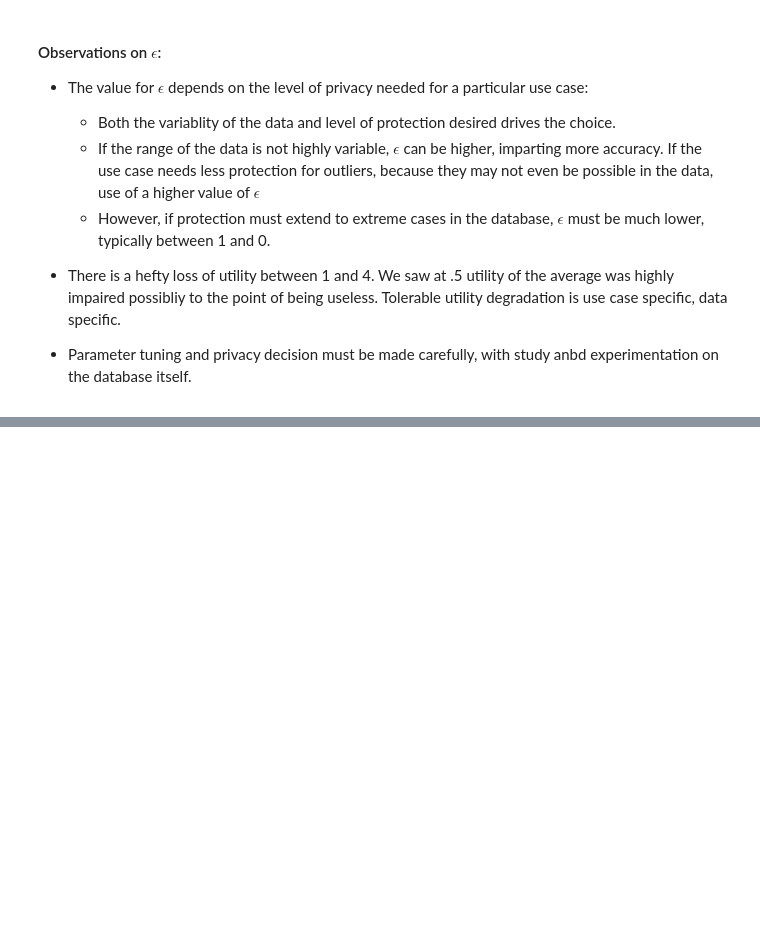
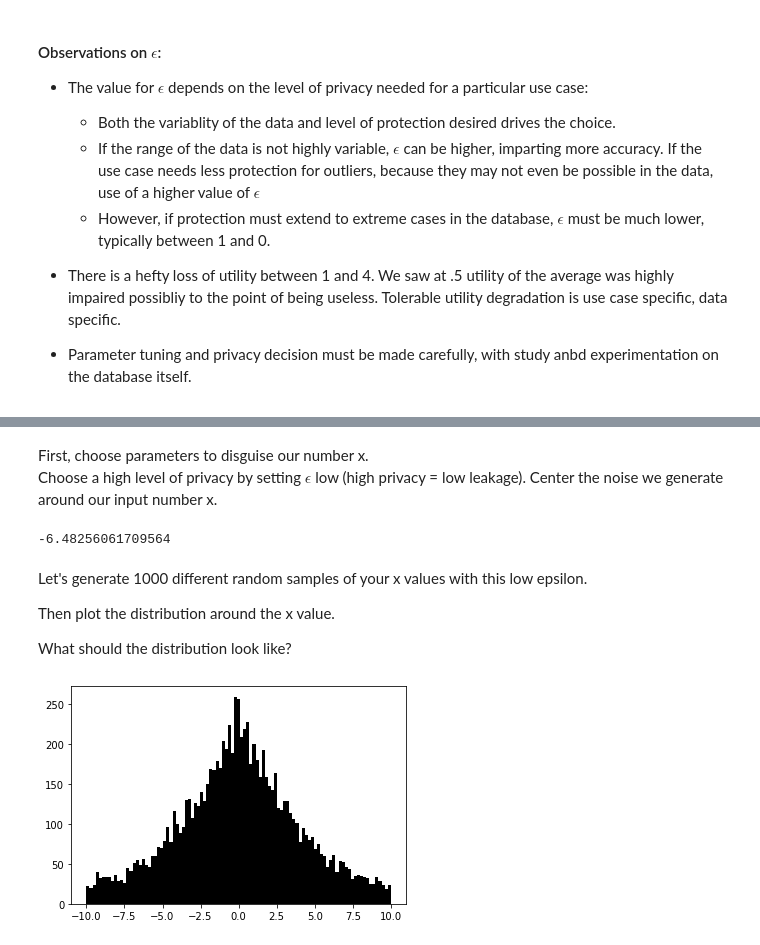
Before and after one commit to chaukap/capstone_team_4, a Jupyter notebook: Education.ipynb, the cells around one changed output, grey strips where cells are left out. Saved outputs shown, nothing was run; the diff lists cells and outputs as text; code cells hidden in the pictures; blank space fills up the shorter version.

```diff
--- a/Education.ipynb
+++ b/Education.ipynb
@@ -248,0 +266,2 @@ IWAS ABOUT TO DO THIS BUT I AM TIRED AND NEED INPUT.
+# %%
+x = 0
@@ -248,0 +274,33 @@ IWAS ABOUT TO DO THIS BUT I AM TIRED AND NEED INPUT.
+# %% [markdown]
+First, choose parameters to disguise our number x.
+Choose a high level of privacy by setting $\epsilon$ low (high privacy = low leakage).
+Center the noise we generate around our input number x.
+# %%
+# Choose parameters with very low epsilon (little privacy leakage)
+# mu = x
+mu = 0
+epsilon = .5
+sensitivity = 1
+# %%
+# What happens to your x-value?
+noiseNum = laplaceMechanism(x, epsilon, sensitivity)
+print(noiseNum)
+# %% [output]
+-6.48256061709564
+# %% [markdown]
+Let's generate 1000 different random samples of your x values with this low epsilon.
+
+Then plot the distribution around the x value.
+
+What should the distribution look like?
+# %%
+noiseNums = []
+for i in range(10000):
+    noiseNum = laplaceMechanism(x, epsilon, sensitivity)
+    noiseNums.append(noiseNum)
+# %%
+binBoundaries = np.linspace(-10,10,100)
+plt.hist(np.asarray(noiseNums, dtype='float'), bins=binBoundaries, color = 'k')
+plt.show()
+# %% [output]
+[figure, added]
```
Also changed, not shown: parts of 92 cells of this notebook, 1 other file.
